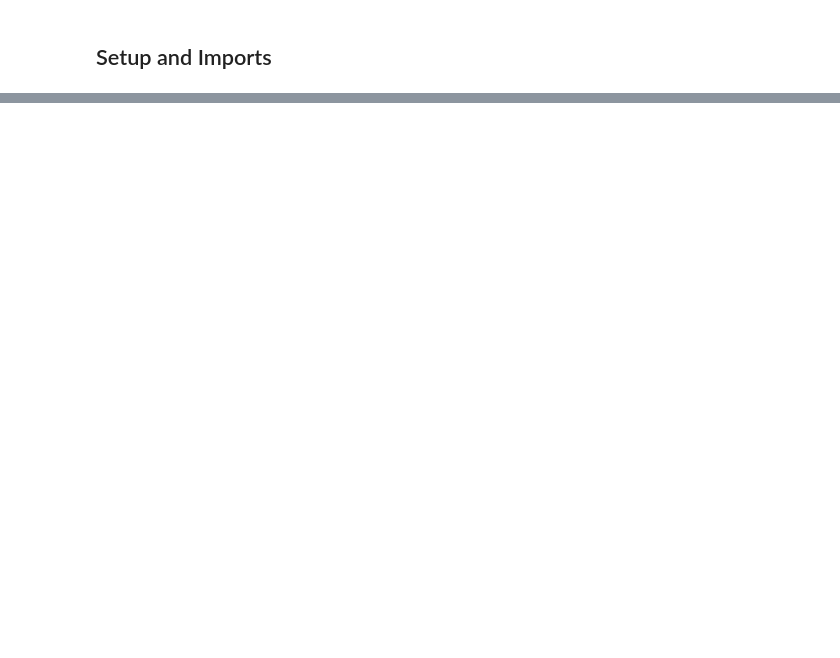
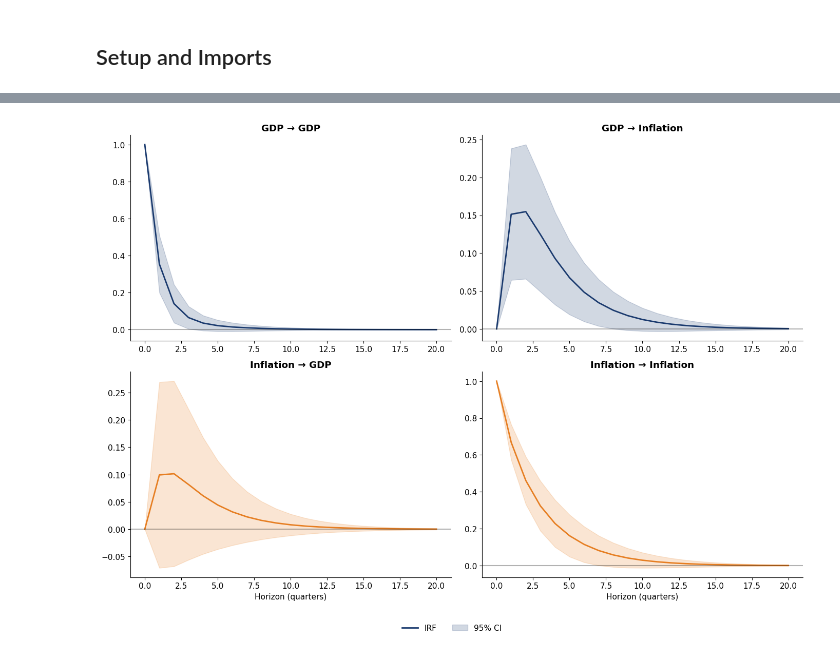
Before and after one commit to danpele/Time-Series-Analysis, a Jupyter notebook: chapter6_lecture_notebook.ipynb, the cells around one changed output, grey strips where cells are left out. Cells and saved outputs as stored; diff of their text form; code cells hidden in the pictures; blank space fills up the shorter version.

```diff
--- a/chapter6_lecture_notebook.ipynb
+++ b/chapter6_lecture_notebook.ipynb
@@ -368,41 +532,52 @@ if abs(alpha[1, 0]) < 0.01:
 # %%
-# Fetch real interest rate data
-if HAS_PDR:
-    try:
-        # 3-month Treasury Bill and 10-year Treasury yield
-        short_rate = web.DataReader('TB3MS', 'fred', '1990-01-01', '2024-12-31')
-        long_rate = web.DataReader('GS10', 'fred', '1990-01-01', '2024-12-31')
+# Compute IRFs
+irf = results.irf(20)
 
-        rates_data = pd.DataFrame({
-            'ShortRate': short_rate['TB3MS'],
-            'LongRate': long_rate['GS10']
-        }).dropna()
+# Plot IRFs
+fig, axes = plt.subplots(2, 2, figsize=(14, 10))
 
-        print(f"✓ Real Interest Rate Data: {len(rates_data)} monthly observations")
-        DATA_SOURCE = "FRED"
-    except Exception as e:
-        print(f"Could not fetch data: {e}")
-        HAS_PDR = False
+# Response to GDP shock
+axes[0, 0].plot(irf.irfs[:, 0, 0], color=COLORS['blue'], linewidth=2, label='IRF')
+axes[0, 0].fill_between(range(21),
+                        irf.irfs[:, 0, 0] - 1.96*irf.stderr()[:, 0, 0],
+                        irf.irfs[:, 0, 0] + 1.96*irf.stderr()[:, 0, 0],
+                        alpha=0.2, color=COLORS['blue'], label='95% CI')
+axes[0, 0].axhline(y=0, color='black', linestyle='-', alpha=0.3)
+axes[0, 0].set_title('GDP → GDP', fontweight='bold')
 
-if not HAS_PDR:
-    # Simulated cointegrated interest rates
-    np.random.seed(456)
-    n = 400
+axes[0, 1].plot(irf.irfs[:, 1, 0], color=COLORS['blue'], linewidth=2)
+axes[0, 1].fill_between(range(21),
+                        irf.irfs[:, 1, 0] - 1.96*irf.stderr()[:, 1, 0],
+                        irf.irfs[:, 1, 0] + 1.96*irf.stderr()[:, 1, 0],
+                        alpha=0.2, color=COLORS['blue'])
+axes[0, 1].axhline(y=0, color='black', linestyle='-', alpha=0.3)
+axes[0, 1].set_title('GDP → Inflation', fontweight='bold')
 
-    # Common trend
-    trend = np.cumsum(np.random.randn(n) * 0.1) + 5
+# Response to Inflation shock
+axes[1, 0].plot(irf.irfs[:, 0, 1], color=COLORS['orange'], linewidth=2)
+axes[1, 0].fill_between(range(21),
+                        irf.irfs[:, 0, 1] - 1.96*irf.stderr()[:, 0, 1],
+                        irf.irfs[:, 0, 1] + 1.96*irf.stderr()[:, 0, 1],
+                        alpha=0.2, color=COLORS['orange'])
+axes[1, 0].axhline(y=0, color='black', linestyle='-', alpha=0.3)
+axes[1, 0].set_title('Inflation → GDP', fontweight='bold')
+axes[1, 0].set_xlabel('Horizon (quarters)')
 
-    # Short and long rates
-    short_rate = trend + np.random.randn(n) * 0.3
-    long_rate = trend + 1.5 + np.random.randn(n) * 0.2  # Higher with term premium
+axes[1, 1].plot(irf.irfs[:, 1, 1], color=COLORS['orange'], linewidth=2)
+axes[1, 1].fill_between(range(21),
+                        irf.irfs[:, 1, 1] - 1.96*irf.stderr()[:, 1, 1],
+                        irf.irfs[:, 1, 1] + 1.96*irf.stderr()[:, 1, 1],
+                        alpha=0.2, color=COLORS['orange'])
+axes[1, 1].axhline(y=0, color='black', linestyle='-', alpha=0.3)
+axes[1, 1].set_title('Inflation → Inflation', fontweight='bold')
+axes[1, 1].set_xlabel('Horizon (quarters)')
 
-    rates_data = pd.DataFrame({
-        'ShortRate': short_rate,
-        'LongRate': long_rate
-    }, index=pd.date_range('1990-01', periods=n, freq='ME'))
+# Legend outside at bottom
+handles, labels = axes[0, 0].get_legend_handles_labels()
+fig.legend(handles, labels, loc='lower center', ncol=2, bbox_to_anchor=(0.5, -0.02))
 
-    DATA_SOURCE = "Simulated"
-    print(f"Using simulated data: {len(rates_data)} observations")
-
-print(f"\nData Source: {DATA_SOURCE}")
-print(rates_data.describe().round(2))
+plt.tight_layout()
+plt.subplots_adjust(bottom=0.1)
+plt.show()
+# %% [output]
+[figure, added]
```
Also changed, not shown: parts of 47 cells of this notebook, 40 other files.
